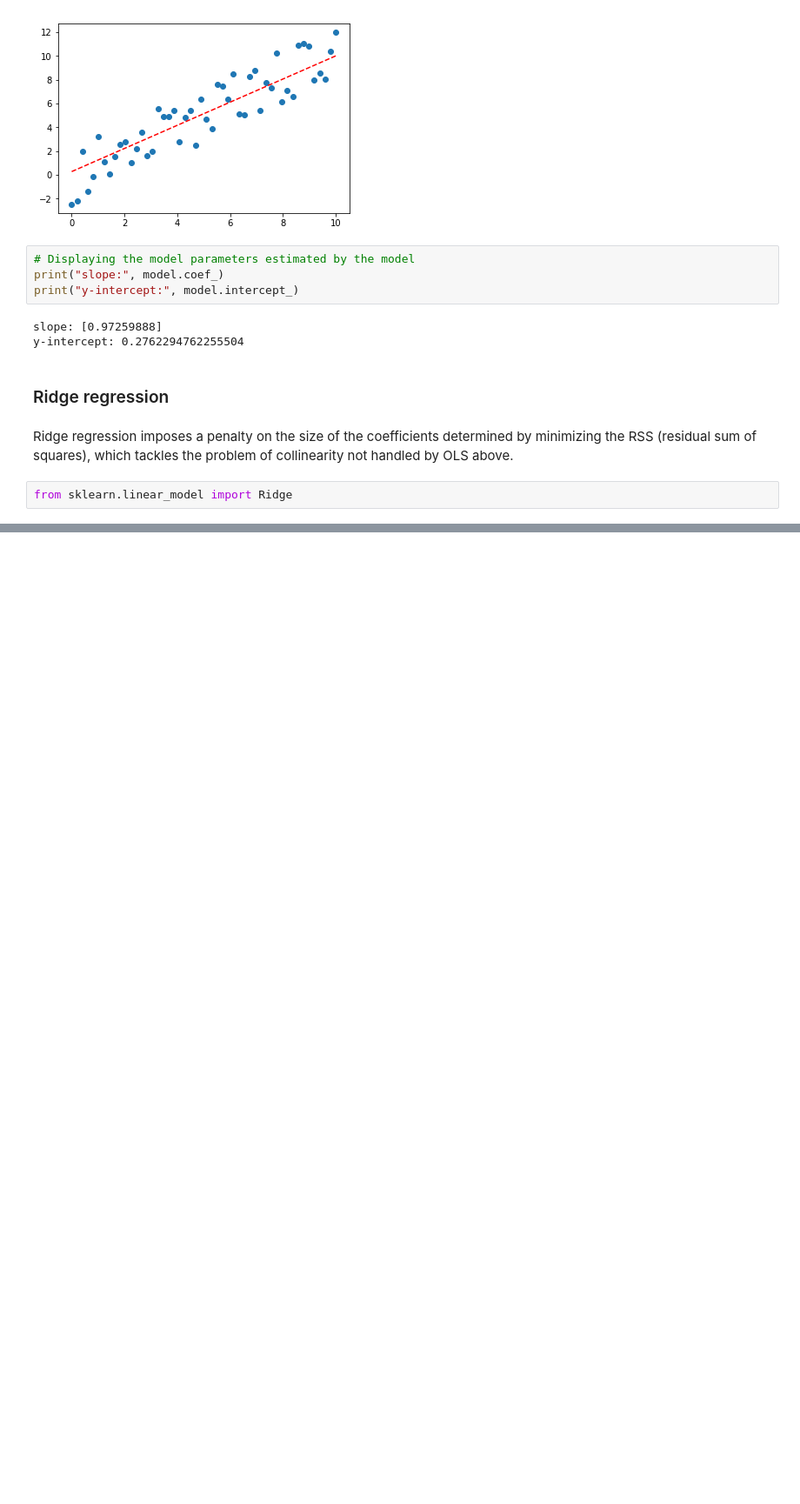
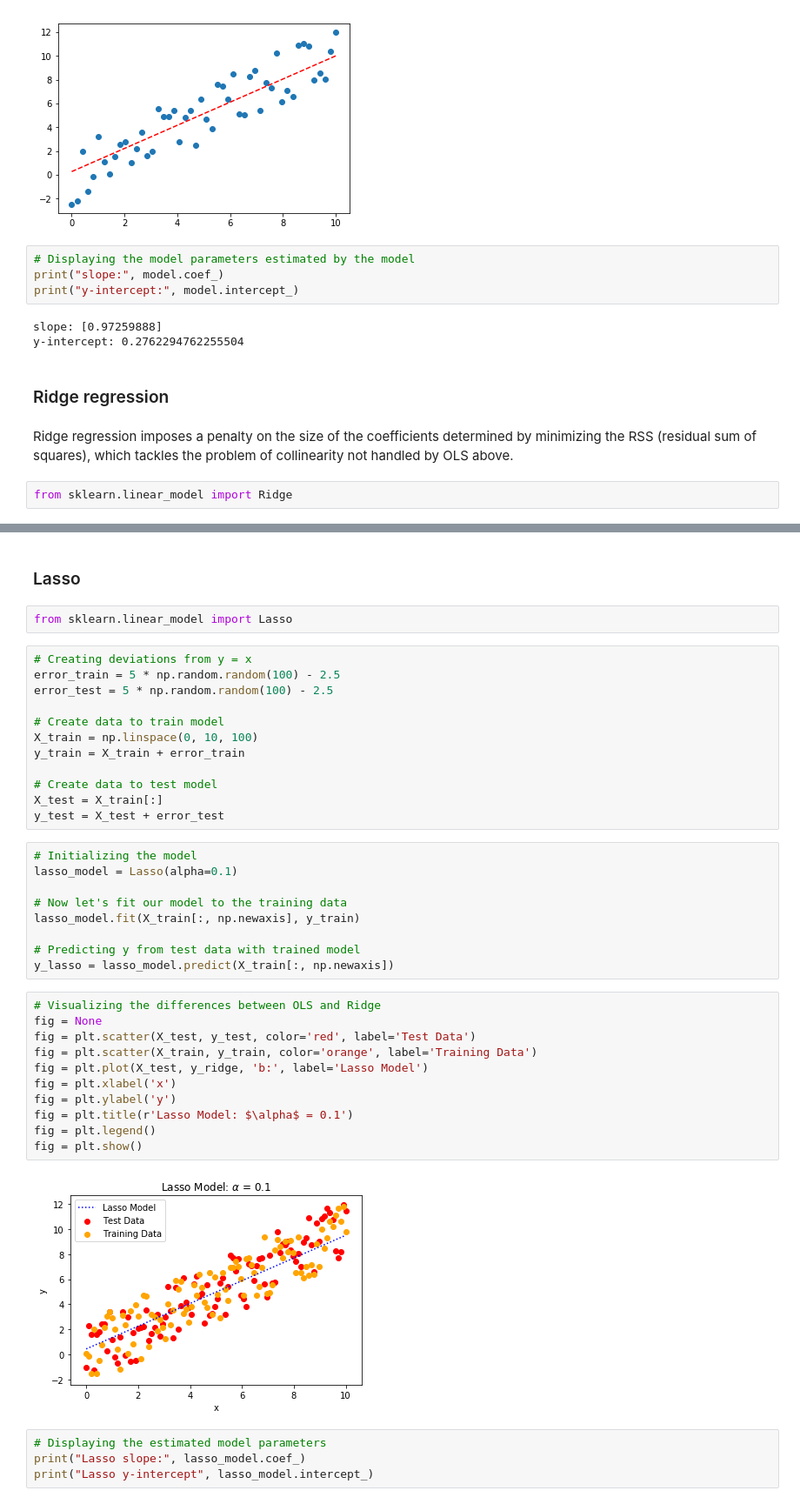
Before and after one commit to mdkearns/supervised-learning-sklearn, a Jupyter notebook: Generalized-Linear-Models.ipynb, the cells around one changed output, grey strips where cells are left out. Shown: that part at 87% size. Drawn from its saved outputs; the diff is of its cells as text; blank space fills up the shorter version.

```diff
--- a/Generalized-Linear-Models.ipynb
+++ b/Generalized-Linear-Models.ipynb
@@ -120,0 +117,42 @@ Ridge y-intercept 0.6720354028596267
+# %% [markdown]
+### Lasso
+# %%
+from sklearn.linear_model import Lasso
+# %%
+# Creating deviations from y = x
+error_train = 5 * np.random.random(100) - 2.5
+error_test = 5 * np.random.random(100) - 2.5
+
+# Create data to train model
+X_train = np.linspace(0, 10, 100)
+y_train = X_train + error_train
+
+# Create data to test model
+X_test = X_train[:]
+y_test = X_test + error_test
+# %%
+# Initializing the model
+lasso_model = Lasso(alpha=0.1)
+
+# Now let's fit our model to the training data
+lasso_model.fit(X_train[:, np.newaxis], y_train)
+
+# Predicting y from test data with trained model
+y_lasso = lasso_model.predict(X_train[:, np.newaxis])
+# %%
+# Visualizing the differences between OLS and Ridge
+fig = None
+fig = plt.scatter(X_test, y_test, color='red', label='Test Data')
+fig = plt.scatter(X_train, y_train, color='orange', label='Training Data')
+fig = plt.plot(X_test, y_ridge, 'b:', label='Lasso Model')
+fig = plt.xlabel('x')
+fig = plt.ylabel('y')
+fig = plt.title(r'Lasso Model: $\alpha$ = 0.1')
+fig = plt.legend()
+fig = plt.show()
+# %% [output]
+[figure, added]
+# %%
+# Displaying the estimated model parameters
+print("Lasso slope:", lasso_model.coef_)
+print("Lasso y-intercept", lasso_model.intercept_)
```
Also changed, not shown: parts of 8 cells of this notebook, 1 other file.
